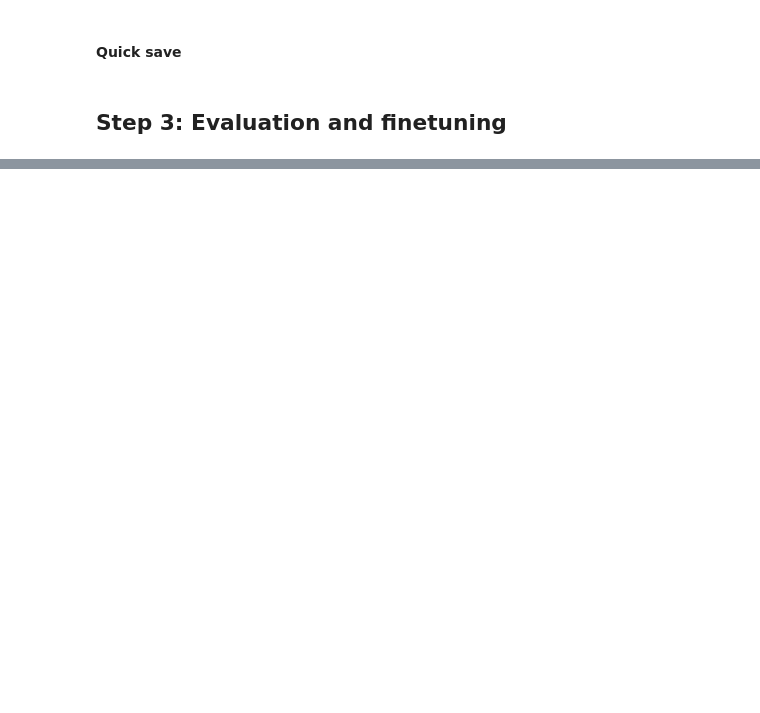
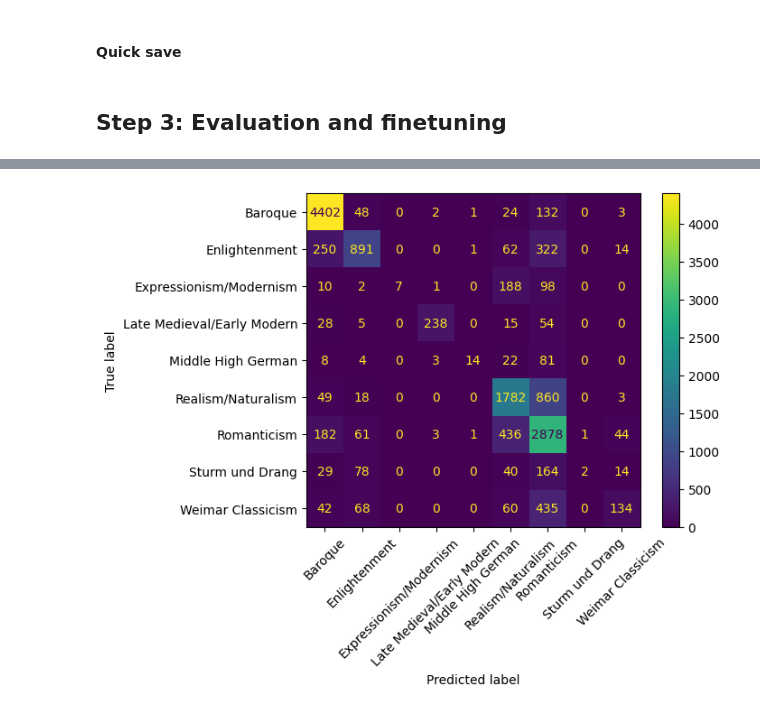
Before and after one commit to Aziz-Zeghal/NLP1-Poetry, a Jupyter notebook: logistic_regression.ipynb, the cells around one changed output, grey strips where cells are left out. Drawn from its saved outputs; the diff is of its cells as text; code cells hidden in the pictures; blank space fills up the shorter version.

```diff
--- a/logistic_regression.ipynb
+++ b/logistic_regression.ipynb
@@ -136,3 +322,6 @@ x_train.shape, x_test.shape, y_train.shape, y_test.shape
 # %%
-model = LogisticRegression(random_state=42, solver="saga", verbose=10)
-model.fit(x_train, y_train)
+movement_model = LogisticRegression(random_state=42, solver="saga", verbose=10)
+
+clf = GridSearchCV(movement_model, param_grid, n_jobs=1, cv=3, verbose=True)
+# %%
+clf.fit(x_train, y_train)
@@ -138,0 +444,3 @@ model.fit(x_train, y_train)
+# %%
+movement_model = clf.best_estimator_
+movement_model
@@ -143,6 +471,6 @@ pickle.dump(model, open("trained/LR_Movement_model.pkl", "wb"))
 # %% [markdown]
 ## Step 3: Evaluation and finetuning
 # %%
-y_pred = model.predict(x_test)
+y_pred = movement_model.predict(x_test)
 # %%
 print(classification_report(y_test,y_pred, zero_division=0))
@@ -149,12 +493,14 @@ print(classification_report(y_test,y_pred, zero_division=0))
 # %%
 # Compute confusion matrix
 cm = confusion_matrix(y_test, y_pred)
 
-heat = ConfusionMatrixDisplay(confusion_matrix=cm, display_labels=model.classes_)
+heat = ConfusionMatrixDisplay(confusion_matrix=cm, display_labels=movement_model.classes_)
 fig, ax = plt.subplots()  # optional: adjust figure size
 heat.plot(ax=ax)
 plt.xticks(rotation=45)
 plt.show()
+# %% [output]
+[figure, added]
 # %%
 # Normalize it (row-wise percentages)
 cm_normalized = cm.astype('float') / cm.sum(axis=1)[:, np.newaxis] * 100
```
Also changed, not shown: parts of 33 cells of this notebook, 2 other files.
